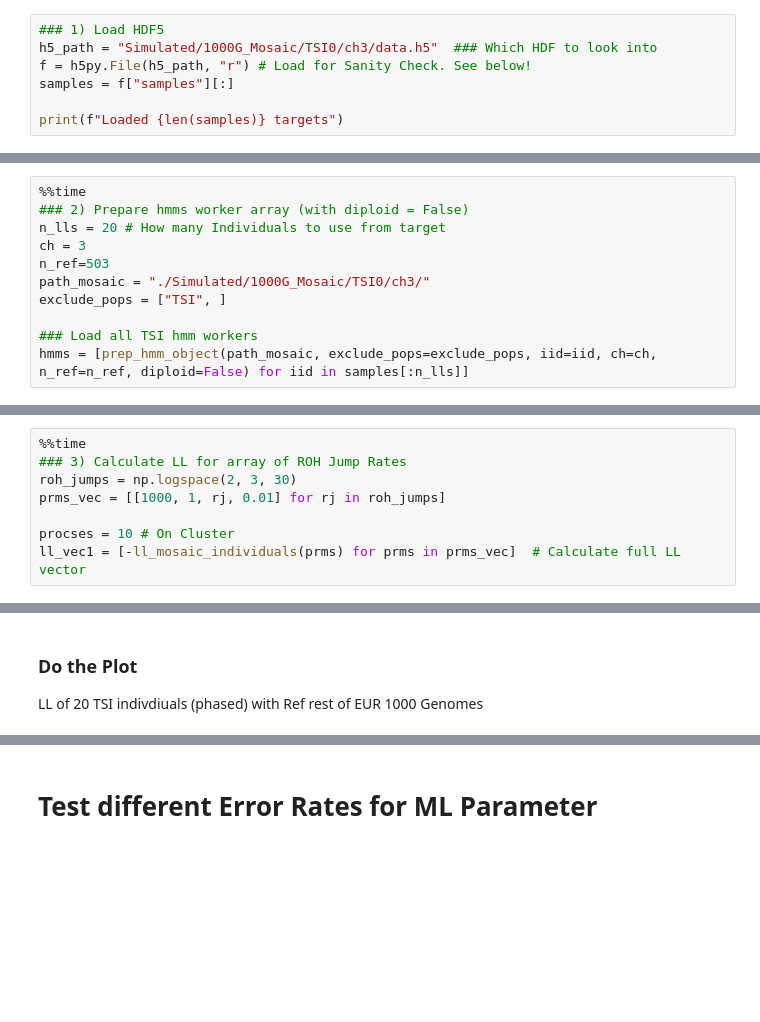
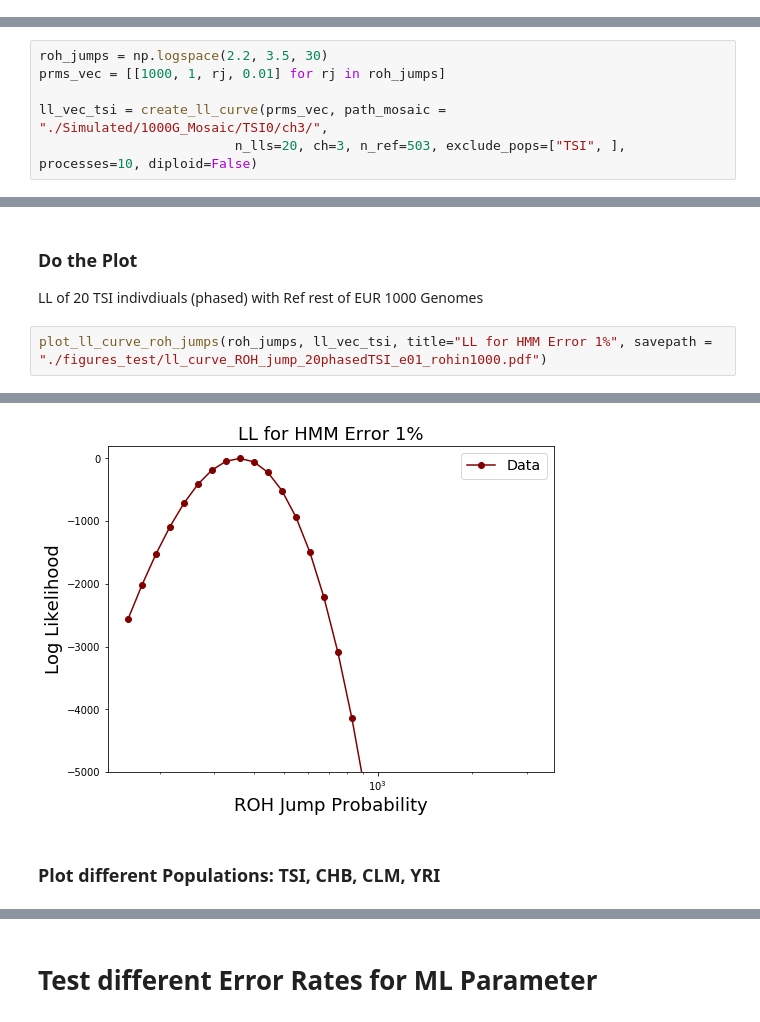
Before and after one commit to hringbauer/hapROH, a Jupyter notebook: Notebooks/LikelihoodAnalysis/likelihoodParams.ipynb, the cells around one changed output, grey strips where cells are left out. Drawn from its saved outputs; the diff is of its cells as text; blank space fills up the shorter version.

Commit message:
Downsampling Data and Call started

```diff
--- a/Notebooks/LikelihoodAnalysis/likelihoodParams.ipynb
+++ b/Notebooks/LikelihoodAnalysis/likelihoodParams.ipynb
@@ -283,7 +283,0 @@ ROH Jump: 203.824
-# %%
-### 1) Load HDF5
-h5_path = "Simulated/1000G_Mosaic/TSI0/ch3/data.h5"  ### Which HDF to look into
-f = h5py.File(h5_path, "r") # Load for Sanity Check. See below!
-samples = f["samples"][:]
-
-print(f"Loaded {len(samples)} targets")
@@ -292,11 +283,0 @@ Loaded 107 targets
-# %%
-%%time
-### 2) Prepare hmms worker array (with diploid = False)
-n_lls = 20 # How many Individuals to use from target
-ch = 3
-n_ref=503
-path_mosaic = "./Simulated/1000G_Mosaic/TSI0/ch3/"
-exclude_pops = ["TSI", ]
-
-### Load all TSI hmm workers
-hmms = [prep_hmm_object(path_mosaic, exclude_pops=exclude_pops, iid=iid, ch=ch, n_ref=n_ref, diploid=False) for iid in samples[:n_lls]]
@@ -321,8 +283,0 @@ Wall time: 3min 12s
-# %%
-%%time
-### 3) Calculate LL for array of ROH Jump Rates
-roh_jumps = np.logspace(2, 3, 30)
-prms_vec = [[1000, 1, rj, 0.01] for rj in roh_jumps]
-
-procses = 10 # On Cluster
-ll_vec1 = [-ll_mosaic_individuals(prms) for prms in prms_vec]  # Calculate full LL vector
@@ -346,0 +349,6 @@ Wall time: 30min 39s
+# %%
+roh_jumps = np.logspace(2.2, 3.5, 30)
+prms_vec = [[1000, 1, rj, 0.01] for rj in roh_jumps]
+
+ll_vec_tsi = create_ll_curve(prms_vec, path_mosaic = "./Simulated/1000G_Mosaic/TSI0/ch3/",
+                         n_lls=20, ch=3, n_ref=503, exclude_pops=["TSI", ], processes=10, diploid=False)
@@ -347,3 +373,6 @@ Wall time: 30min 39s
 # %% [markdown]
 ### Do the Plot
 LL of 20 TSI indivdiuals (phased) with Ref rest of EUR 1000 Genomes
+# %%
+plot_ll_curve_roh_jumps(roh_jumps, ll_vec_tsi, title="LL for HMM Error 1%", savepath = "./figures_test/ll_curve_ROH_jump_20phasedTSI_e01_rohin1000.pdf")
+# %% [output]
@@ -349,0 +381,3 @@ LL of 20 TSI indivdiuals (phased) with Ref rest of EUR 1000 Genomes
+[figure, added]
+# %% [markdown]
+### Plot different Populations: TSI, CHB, CLM, YRI
```
Also changed, not shown: parts of 19 cells of this notebook, 3 other files.
